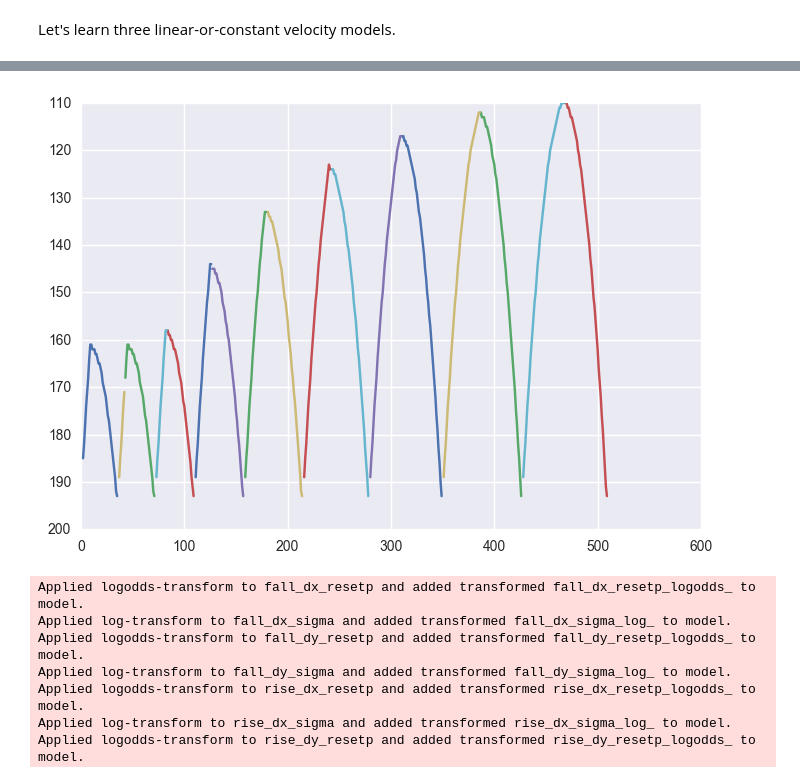
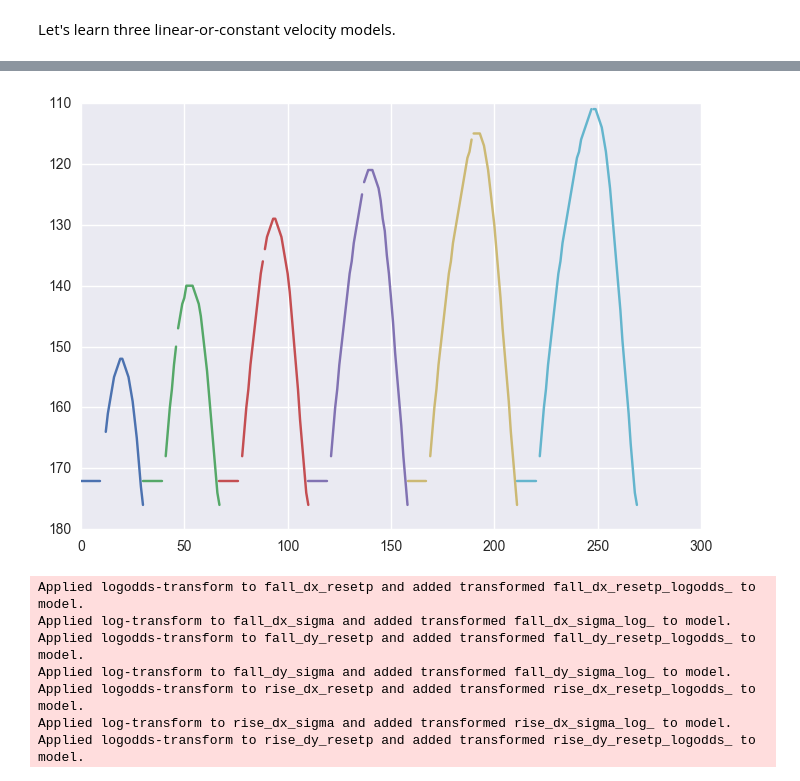
Before and after one commit to JoeOsborn/mechlearn, a Jupyter notebook: mechlearn/jumpfit.ipynb, the cells around one changed output, grey strips where cells are left out. Drawn from its saved outputs; the diff is of its cells as text; code cells hidden in the pictures.

Commit message:
Fix some HA model bugs and graph learned model vs actual behavior.
Also learn resets more correctly by using correct previous-variable
values (they were wrong before for the rise mode).

```diff
--- a/mechlearn/jumpfit.ipynb
+++ b/mechlearn/jumpfit.ipynb
@@ -131,7 +63,7 @@ games = {
     )
 }
 # CHANGE GAME HERE
-(game, startInputs, getx, gety) = games["metroid"]
+(game, startInputs, getx, gety) = games["mario"]
 total = 0
 emu = fceulib.runGame(game)
 for m in startInputs:
@@ -141,4 +73,4 @@ for m in startInputs:
 emu.step(0x0, 0x0)
 start = fceulib.VectorBytes()
 emu.save(start)
-trials = jumpfinder.runTrials(emu, start, getx, gety, jumpButton)
+allTrials,minHold,maxHold = jumpfinder.runTrials(emu, start, getx, gety, jumpButton)
@@ -150,35 +84,45 @@ modes = dict()
 for m in mode_names:
     modes[m] = []
 
-def record_run(modes, state, t, prev_vbls, vbls):
+def record_run(modes, state, t, vbls, all_vbls):
     frame = pd.DataFrame(vbls)
+    #print str(t)+":"+str(all_vbls)
+    prev_vbls = dict(x=all_vbls["x"][t],
+                     y=all_vbls["y"][t],
+                     dx=all_vbls["dx"][t-1],
+                     dy=all_vbls["dy"][t-1])
     modes[state].append((t, prev_vbls, frame))
 
 t = 0
 state_change_t = 0
+trials = allTrials[0:-1:5]
+all_vbls = dict(x=[],y=[],dx=[],dy=[],t=[])
 # Tweak the range and increment to get more precise/slower fitting.
-for moves, stats in trials[0:-1:5]:
+for moves, stats in trials:
     state = "ground"
-    vbls = dict(x=[stats.x.allVals[0]],
-                y=[stats.y.allVals[0]],
-                dx=[0],
-                dy=[0],
-                t=[t-state_change_t])
-    # print "Move count:"+str(len(moves))
+    vbls = dict(x=[],y=[],dx=[],dy=[],t=[])
     start_t = t
+    for i in range(10):
+        vbls["x"].append(stats.x.allVals[0])
+        all_vbls["x"].append(vbls["x"][-1])
+        vbls["y"].append(stats.y.allVals[0])
+        all_vbls["y"].append(vbls["y"][-1])
+        vbls["dx"].append(0.)
+        all_vbls["dx"].append(vbls["dx"][-1])
+        vbls["dy"].append(0.)
+        all_vbls["dy"].append(vbls["dy"][-1])
+        vbls["t"].append(t-state_change_t)
+        all_vbls["t"].append(vbls["t"][-1])
+        t += 1
+    print "Move count:"+str(len(moves))+" min hold:"+str(minHold)
     for i, m in enumerate(moves):
-        t += 1
         if state == "ground" and m & jumpButton:
-            #print "Jumping, record ground->rise at "+str(state_change_t)+" :"+str(vbls["y"])
-            # Note: May be iffy or weird or busted with that "idx-2" stuff for early frames.  Pad with 0s?
+            print "Jumping, record ground->rise from "+str(state_change_t)+" to "+str(t)+":"+str(all_vbls["dy"][state_change_t-5:state_change_t])+", prev DY"+str(all_vbls["dy"][state_change_t-1])
             record_run(modes,
                        state,
                        state_change_t,
-                       dict(x=stats.x.allVals[state_change_t-start_t],
-                            y=stats.y.allVals[state_change_t-start_t],
-                            dx=stats.x.allVals[state_change_t-start_t-1]-stats.x.allVals[state_change_t-start_t-2],
-                            dy=stats.y.allVals[state_change_t-start_t-1]-stats.y.allVals[state_change_t-start_t-2]),
-                       vbls)
+                       vbls,
+                       all_vbls)
             state_change_t = t
             vbls["x"] = []
             vbls["y"] = []
@@ -186,16 +130,14 @@ for moves, stats in trials[0:-1:5]:
             vbls["dy"] = []
             vbls["t"] = []
             state = "rise"
-        elif state == "rise" and not (m & jumpButton):
-            #print "Jumping, record rise->fall at "+str(state_change_t)+" :"+str(vbls["y"])
+        elif state == "rise" and not (m & jumpButton) and i >= minHold:
+            print "Jumping, record rise->fall from "+str(state_change_t)+" to "+str(t)+" : enter rise, prev DY "+str(all_vbls["dy"][state_change_t-1])
+            #print "DYs:"+str(all_vbls["dy"][state_change_t-5:state_change_t])
             record_run(modes,
                        state,
                        state_change_t,
-                       dict(x=stats.x.allVals[state_change_t-start_t],
-                            y=stats.y.allVals[state_change_t-start_t],
-                            dx=stats.x.allVals[state_change_t-start_t-1]-stats.x.allVals[state_change_t-start_t-2],
-                            dy=stats.y.allVals[state_change_t-start_t-1]-stats.y.allVals[state_change_t-start_t-2]),
-                       vbls)
+                       vbls,
+                       all_vbls)
             state_change_t = t
             vbls["x"] = []
             vbls["y"] = []
@@ -203,21 +145,23 @@ for moves, stats in trials[0:-1:5]:
             vbls["dy"] = []
             vbls["t"] = []
             state = "fall"
+        t += 1
         vbls["x"].append(stats.x.allVals[i+1])
+        all_vbls["x"].append(vbls["x"][-1])
         vbls["y"].append(stats.y.allVals[i+1])
+        all_vbls["y"].append(vbls["y"][-1])
         vbls["dx"].append(stats.x.allVals[i+1] - stats.x.allVals[i])
+        all_vbls["dx"].append(vbls["dx"][-1])
         vbls["dy"].append(stats.y.allVals[i+1] - stats.y.allVals[i])
+        all_vbls["dy"].append(vbls["dy"][-1])
         vbls["t"].append(t-state_change_t)
-    #print "Landed, record "+state+"->ground "+str(vbls["y"])+" at "+str(state_change_t)
+        all_vbls["t"].append(vbls["t"][-1])
+    #print "Landed, record "+state+"->ground from "+str(state_change_t)+" to "+str(t)
     record_run(modes,
                state,
                state_change_t,
-               dict(x=stats.x.allVals[state_change_t-start_t],
-                    y=stats.y.allVals[state_change_t-start_t],
-                    dx=stats.x.allVals[state_change_t-start_t-1]-stats.x.allVals[state_change_t-start_t-2],
-                    dy=stats.y.allVals[state_change_t-start_t-1]-stats.y.allVals[state_change_t-start_t-2]),
-               vbls)
-    t += 1
+               vbls,
+               all_vbls)
     state_change_t = t
 
 
@@ -225,6 +169,7 @@ for m in modes:
     #print m
     for (run_start, prev_vbls, run_vbls) in modes[m]:
         #print str(run_start)+".."+str(run_start+len(run_vbls["y"]))
+        #print "PVs:"+str(prev_vbls)
         plt.plot(run_vbls["t"]+run_start, run_vbls["y"])
 
 
@@ -234,3 +197,3 @@ plt.show()
-[figure, old version]
+[figure, new version]
 # %%
 with pm.Model() as model:
```
Also changed, not shown: parts of 13 cells of this notebook, 1 other file.
